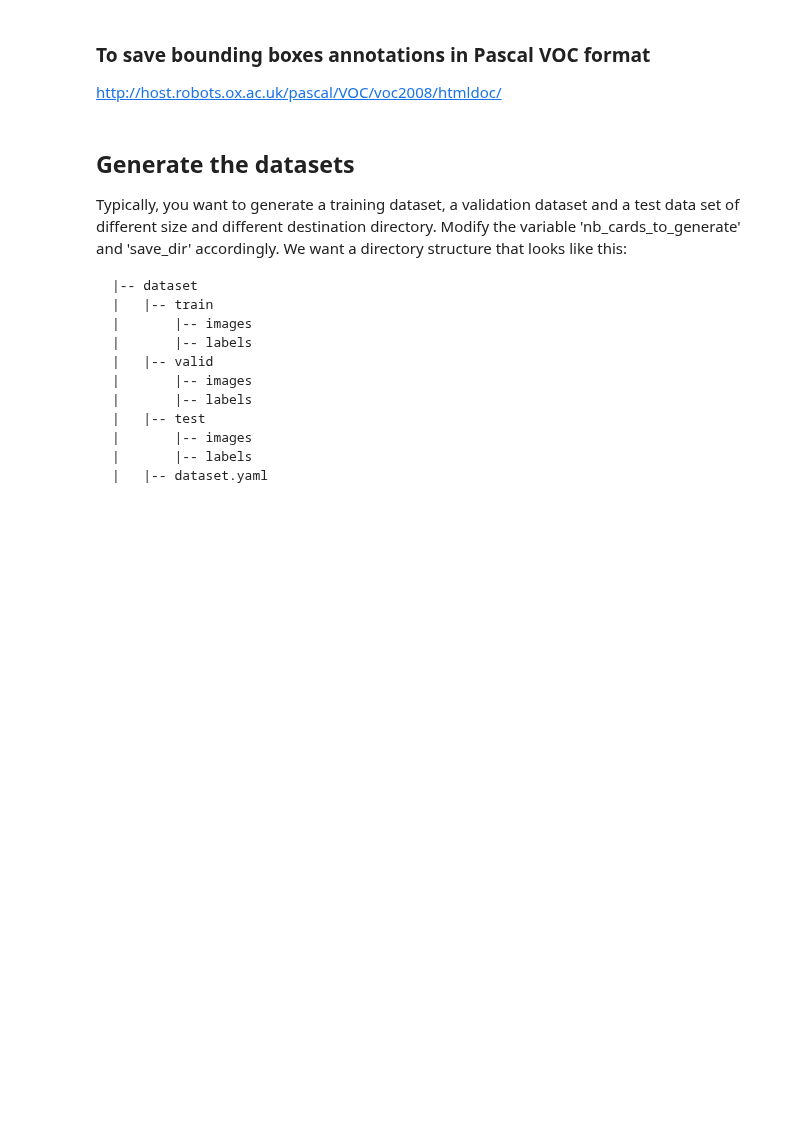
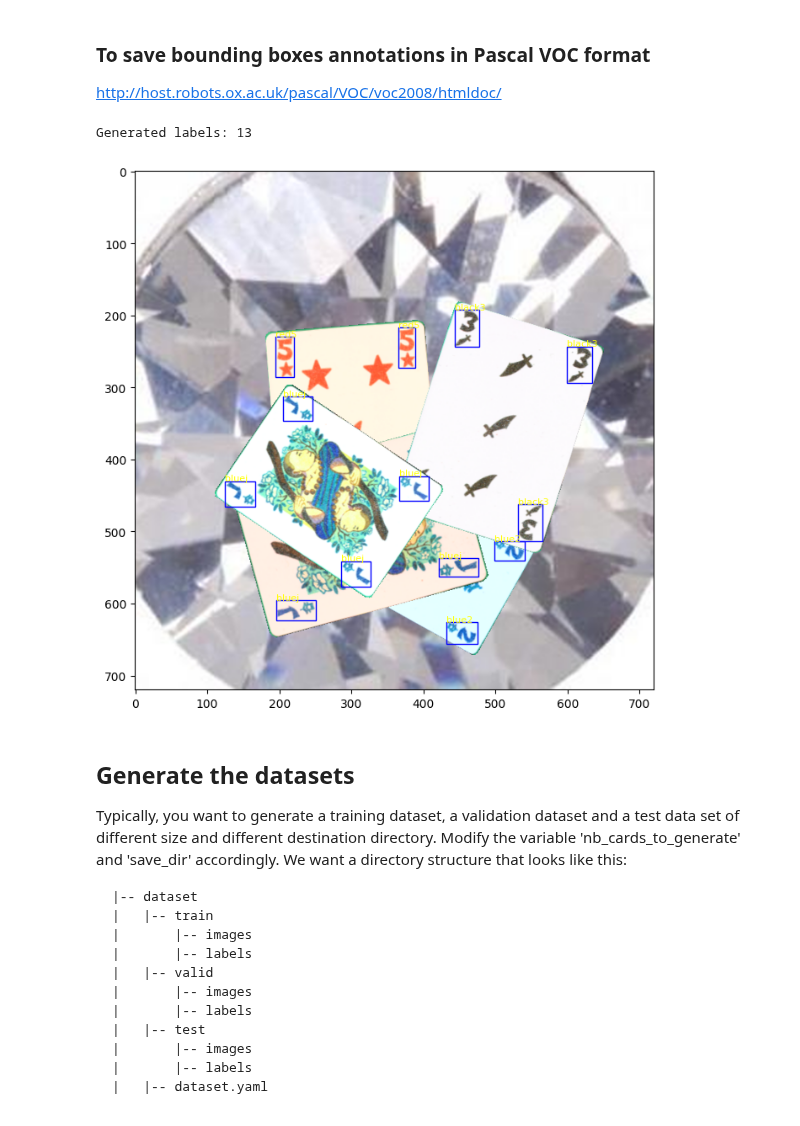
Before and after one commit to wemaxon/tichu-card-detection, a Jupyter notebook: creating_playing_cards_dataset.ipynb, the cells around one changed output. Saved outputs shown, nothing was run; the diff lists cells and outputs as text; code cells hidden in the pictures; blank space fills up the shorter version.

Commit message:
update scene generation to the new scene generator

```diff
--- a/creating_playing_cards_dataset.ipynb
+++ b/creating_playing_cards_dataset.ipynb
@@ -1131,11 +1132,14 @@ class Scene:
 # %%
 # Test generation of a scene with 2 cards
 bg = backgrounds.get_random()
-scene_cards = [cards.get_random_card() for _ in range(2)]
+scene_cards = [cards.get_random_card() for _ in range(5)]
 
 newimg = Scene(bg, scene_cards)
 newimg.display()
 print("Generated labels:", len(newimg.listbba))
+# %% [output]
+Generated labels: 13
+[figure, added]
 # %% [markdown]
 ## Generate the datasets
 Typically, you want to generate a training dataset, a validation dataset and a test data set of different size and different destination directory.
```
Also changed, not shown: parts of 9 cells of this notebook.
